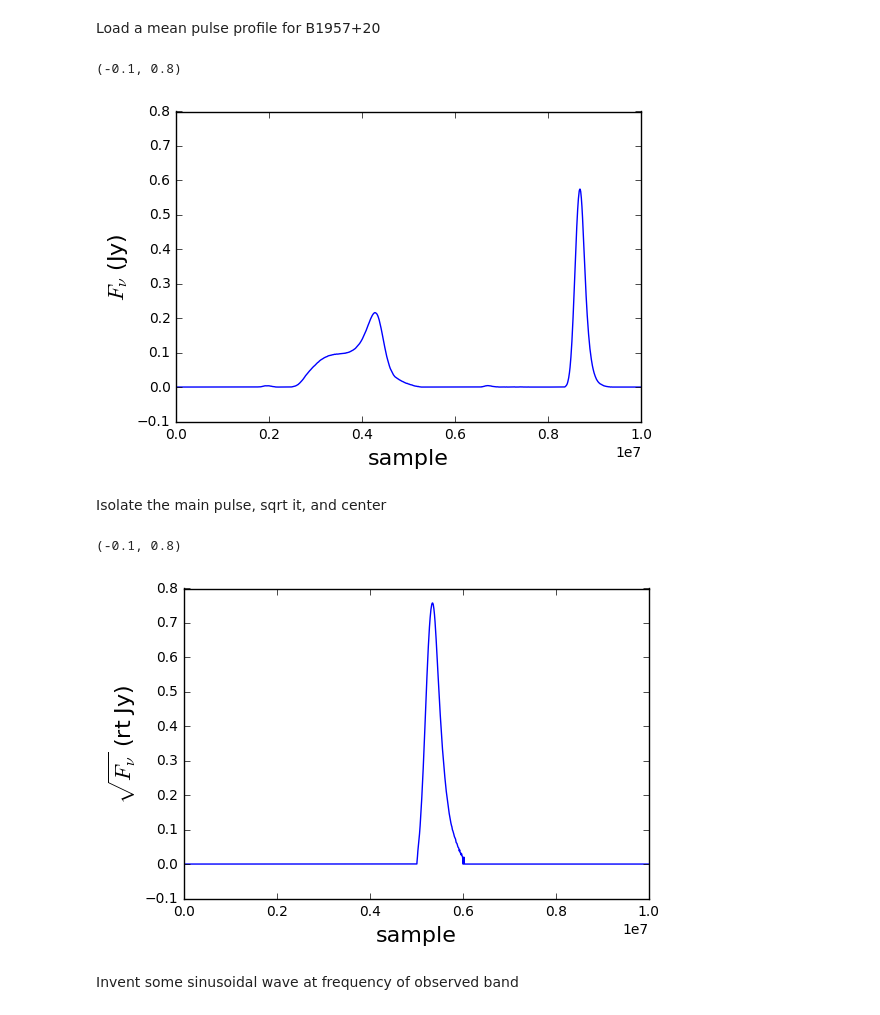
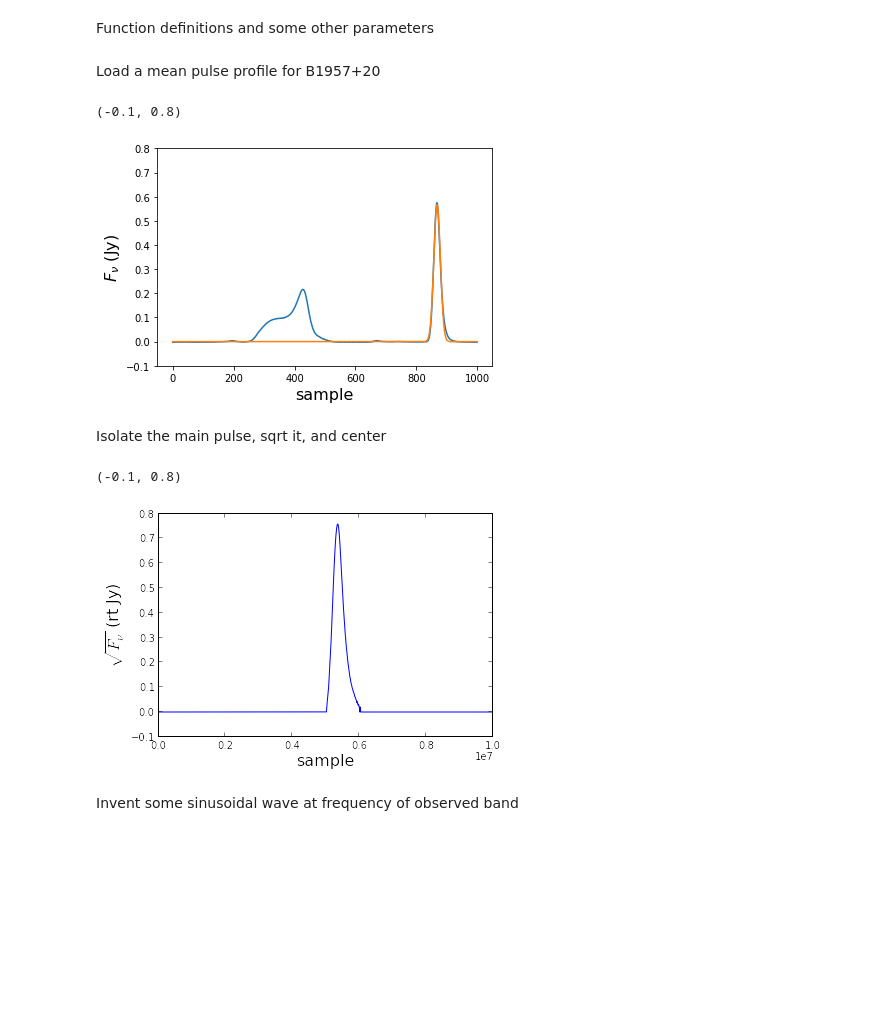
Before and after one commit to quantumfx/binary-lens, a Jupyter notebook: lens_simulation.ipynb, the cells around one changed output. Drawn from its saved outputs; the diff is of its cells as text; code cells hidden in the pictures; blank space fills up the shorter version.

```diff
--- a/lens_simulation.ipynb
+++ b/lens_simulation.ipynb
@@ -5 +6,3 @@ import scipy.interpolate as inter
 %matplotlib inline
+# %% [markdown]
+Function definitions and some other parameters
@@ -6,30 +38,41 @@ import scipy.interpolate as inter
 # %% [markdown]
 Load a mean pulse profile for B1957+20
 # %%
+#mean_profile = np.load('mean_profile.npy')
+
+#meanprof_Jy = (mean_profile / np.median(mean_profile) - 1) * 12.
+#meanprof_Jy[meanprof_Jy < 0] = 0
+##mean_value = (np.mean(mean_profile) / np.median(mean_profile) - 1) * 12.
+
+##print("Mean pulse flux = %s Jy" % (mean_value))
+
+
+
+#profile = inter.interp1d(x, meanprof_Jy, kind='linear')
+#xnew = np.arange(0,x.size-1,(x.size-1.)/n)
+#meanprof_inter = profile(xnew)
+
+#plt.plot(meanprof_inter)
+#plt.xlabel('sample', fontsize=16)
+#plt.ylabel(r'$F_{\nu}$ (Jy)', fontsize=16)
+##plt.xlim(0,1.6e-2)
+#plt.ylim(-.1, 0.8)
+
 mean_profile = np.load('mean_profile.npy')
 
 meanprof_Jy = (mean_profile / np.median(mean_profile) - 1) * 12.
-meanprof_Jy[meanprof_Jy < 0] = 0
-#mean_value = (np.mean(mean_profile) / np.median(mean_profile) - 1) * 12.
+x = np.arange(1000)
+popt, pcov = curve_fit(gaussian, x, meanprof_Jy, bounds=([0.,-np.inf,800.],[1.,np.inf,895.]))
 
-#print("Mean pulse flux = %s Jy" % (mean_value))
-
-n = 10000000
-# 1 sample is 1/n*1.6ms
-
-x = np.arange(1000)
-profile = inter.interp1d(x, meanprof_Jy, kind='linear')
-xnew = np.arange(0,x.size-1,(x.size-1.)/n)
-meanprof_inter = profile(xnew)
-
-plt.plot(meanprof_inter)
+plt.plot(meanprof_Jy)
+plt.plot(x, gaussian(x, *popt))
 plt.xlabel('sample', fontsize=16)
 plt.ylabel(r'$F_{\nu}$ (Jy)', fontsize=16)
 #plt.xlim(0,1.6e-2)
 plt.ylim(-.1, 0.8)
 # %% [output]
 (-0.1, 0.8)
-[figure, old version]
+[figure, new version]
 # %% [markdown]
 Isolate the main pulse, sqrt it, and center
 # %%
@@ -49,7 +92,7 @@ plt.ylabel(r'$\sqrt{F_{\nu}}$ (rt Jy)', fontsize=16)
 plt.ylim(-.1, 0.8)
 # %% [output]
 (-0.1, 0.8)
-[figure, old version]
+[figure, new version]
 # %% [markdown]
 Invent some sinusoidal wave at frequency of observed band
 # %%
```
Also changed, not shown: parts of 5 cells of this notebook.
